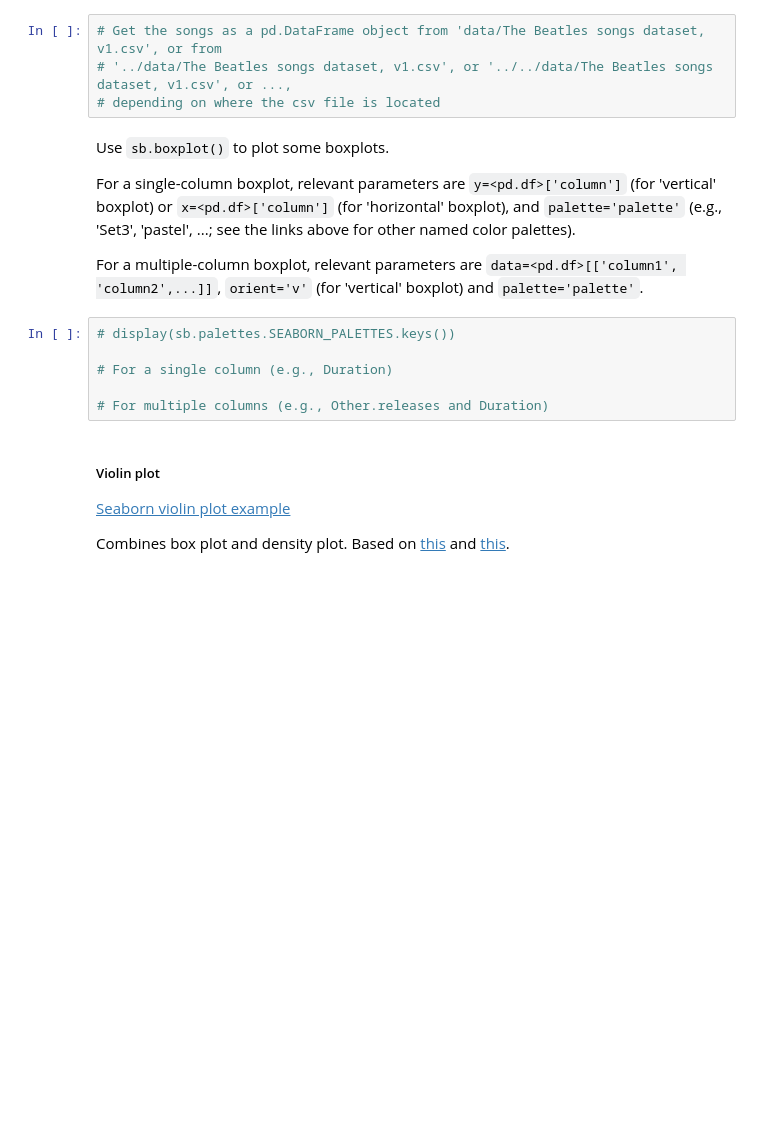
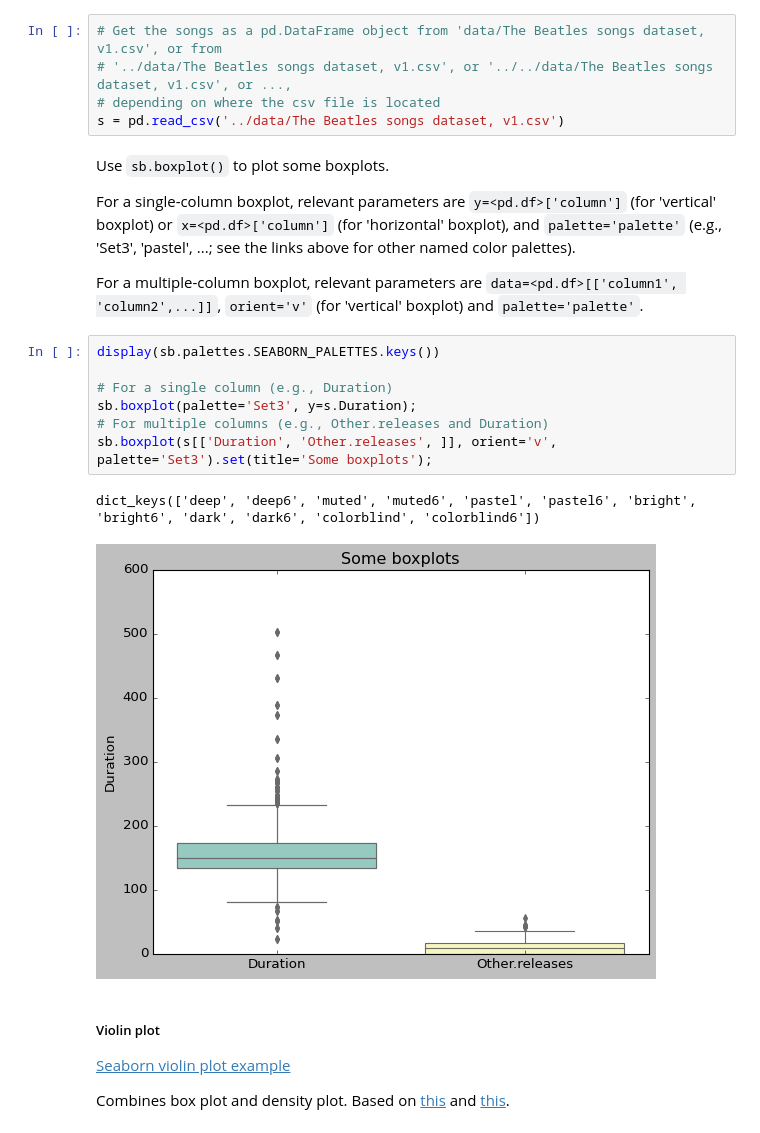
Before and after one commit to devedzic/ADA_Programming_2023, a Jupyter notebook: notebooks/eda.ipynb, the cells around one changed output. Saved outputs shown, nothing was run; the diff lists cells and outputs as text; blank space fills up the shorter version.

```diff
--- a/notebooks/eda.ipynb
+++ b/notebooks/eda.ipynb
@@ -803,6 +803,7 @@ As for specifying the path of the dataset properly, see [this](https://stackover
 # Get the songs as a pd.DataFrame object from 'data/The Beatles songs dataset, v1.csv', or from
 # '../data/The Beatles songs dataset, v1.csv', or '../../data/The Beatles songs dataset, v1.csv', or ...,
 # depending on where the csv file is located
+s = pd.read_csv('../data/The Beatles songs dataset, v1.csv')
 # %% [markdown]
 Use `sb.boxplot()` to plot some boxplots.
 
@@ -810,11 +811,15 @@ For a single-column boxplot, relevant parameters are `y=<pd.df>['column']` (for
 
 For a multiple-column boxplot, relevant parameters are `data=<pd.df>[['column1', 'column2',...]]`, `orient='v'` (for 'vertical' boxplot) and `palette='palette'`.
 # %%
-# display(sb.palettes.SEABORN_PALETTES.keys())
+display(sb.palettes.SEABORN_PALETTES.keys())
 
 # For a single column (e.g., Duration)
-
+sb.boxplot(palette='Set3', y=s.Duration);
 # For multiple columns (e.g., Other.releases and Duration)
+sb.boxplot(s[['Duration', 'Other.releases', ]], orient='v', palette='Set3').set(title='Some boxplots');
+# %% [output]
+dict_keys(['deep', 'deep6', 'muted', 'muted6', 'pastel', 'pastel6', 'bright', 'bright6', 'dark', 'dark6', 'colorblind', 'colorblind6'])
+[figure, added]
 # %% [markdown]
 ##### Violin plot
 [Seaborn violin plot example](https://seaborn.pydata.org/generated/seaborn.violinplot.html)
```
Also changed, not shown: parts of 27 cells of this notebook, 1 other file.
